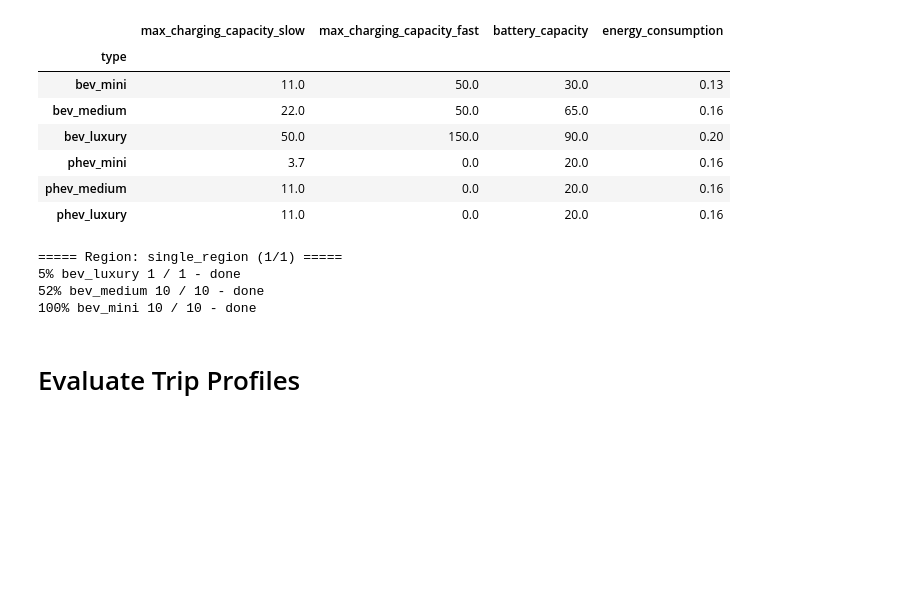
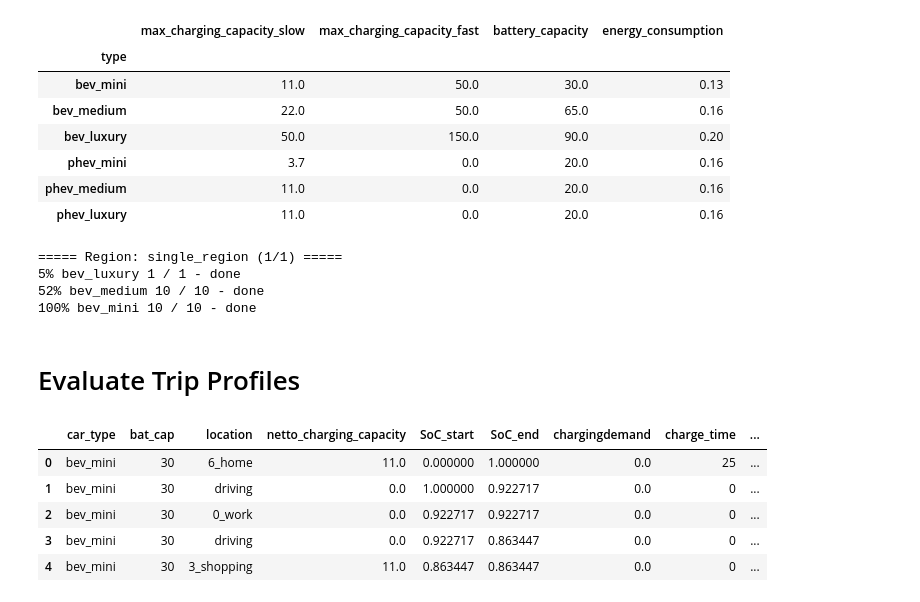
Before and after one commit to RLI-Workshops/simbev, a Jupyter notebook: jupy/2021-06-22_tub-workshop.ipynb, the cells around one changed output. Cells and saved outputs as stored; diff of their text form; code cells hidden in the pictures; blank space fills up the shorter version.

```diff
--- a/jupy/2021-06-22_tub-workshop.ipynb
+++ b/jupy/2021-06-22_tub-workshop.ipynb
@@ -313,0 +338,9 @@ for region_ctr, (region_id, region_data) in enumerate(regions.iterrows()):
+# %%
+cars_dict[key].head()
+# %% [output]
+|  | car_type | bat_cap | location | netto_charging_capacity | SoC_start | SoC_end | chargingdemand | charge_time | ... |
+| 0 | bev_mini | 30 | 6_home | 11.0 | 0.000000 | 1.000000 | 0.0 | 25 | ... |
+| 1 | bev_mini | 30 | driving | 0.0 | 1.000000 | 0.922717 | 0.0 | 0 | ... |
+| 2 | bev_mini | 30 | 0_work | 0.0 | 0.922717 | 0.922717 | 0.0 | 0 | ... |
+| 3 | bev_mini | 30 | driving | 0.0 | 0.922717 | 0.863447 | 0.0 | 0 | ... |
+| 4 | bev_mini | 30 | 3_shopping | 11.0 | 0.863447 | 0.863447 | 0.0 | 0 | ... |
```
Also changed, not shown: parts of 11 cells of this notebook, 1 other file.
